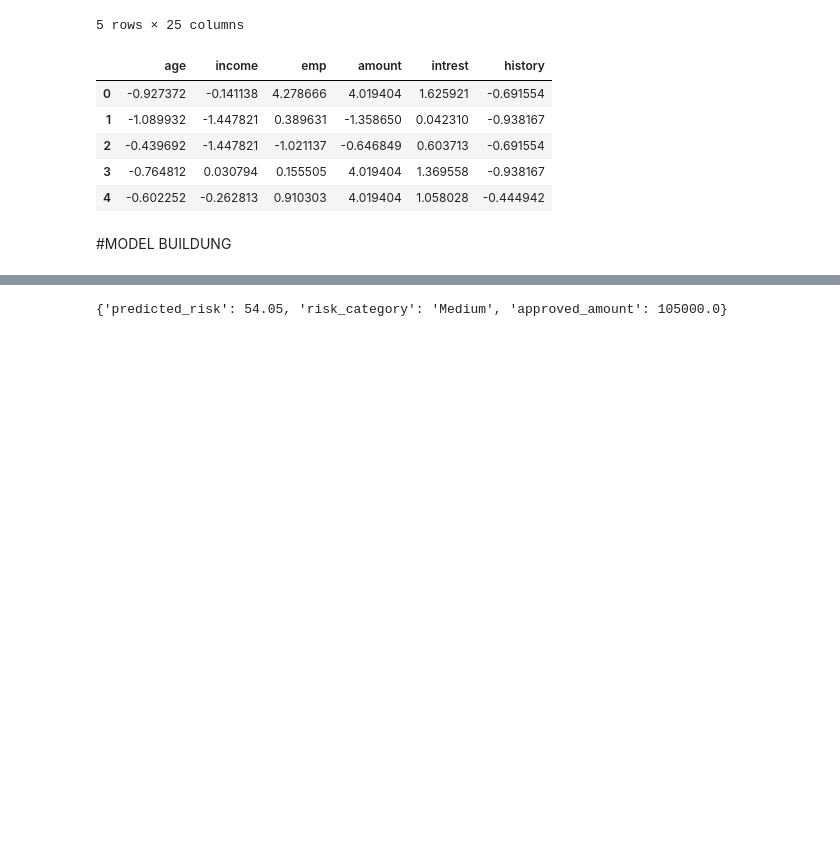
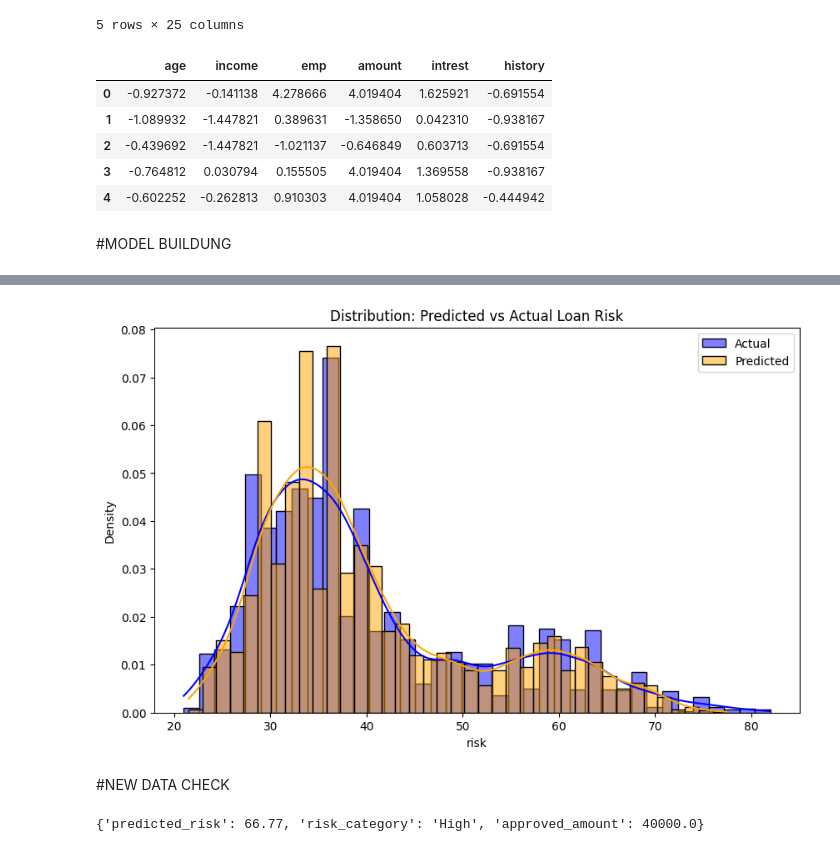
Before and after one commit to cpawar007/Loan-Risk-Analysis, a Jupyter notebook: Notebooks/06_machine_learning.ipynb, the cells around one changed output, grey strips where cells are left out. Cells and saved outputs as stored; diff of their text form; code cells hidden in the pictures; blank space fills up the shorter version.

```diff
--- a/Notebooks/06_machine_learning.ipynb
+++ b/Notebooks/06_machine_learning.ipynb
@@ -247 +344,12 @@ LinearRegression()
+# %%
+plt.figure(figsize=(10,6))
+sns.histplot(y_test, color='blue', label='Actual', kde=True, stat="density")
+sns.histplot(y_pred, color='orange', label='Predicted', kde=True, stat="density")
+plt.title('Distribution: Predicted vs Actual Loan Risk')
+plt.legend()
+plt.show()
+# %% [output]
+[figure, added]
+# %% [markdown]
+#NEW DATA CHECK
 # %%
@@ -290,21 +400,21 @@ def predict_risk_and_loan(model, scaler, new_customer):
     }
 # %%
 new_customer = {
-    'age': 27,
+    'age': 22,
     'income': 600000,
     'emp': 12,
-    'amount': 150000,
+    'amount': 100000,
     'intrest': 14.5,
     'status': 0,
-    'default': 0,
+    'default': 1,
     'history': 6,
     'ownership_OTHER': 0,
     'ownership_OWN': 0,
     'ownership_RENT': 1,
-    'intend_EDUCATION': 0,
+    'intend_EDUCATION': 1,
     'intend_HOMEIMPROVEMENT': 0,
     'intend_MEDICAL': 0,
-    'intend_PERSONAL': 1,
+    'intend_PERSONAL': 0,
     'intend_VENTURE': 0,
     'grade_B': 1,
     'grade_C': 0,
@@ -314,7 +424,7 @@ new_customer = {
     'grade_G': 0
 }
 
-result = predict_risk_and_loan(model=lr, scaler=scaler, new_customer=new_customer)
+result = predict_risk_and_loan(model=rf, scaler=scaler, new_customer=new_customer)
 print(result)
 # %% [output]
-{'predicted_risk': 54.05, 'risk_category': 'Medium', 'approved_amount': 105000.0}
+{'predicted_risk': 66.77, 'risk_category': 'High', 'approved_amount': 40000.0}
```
Also changed, not shown: parts of 26 cells of this notebook.
